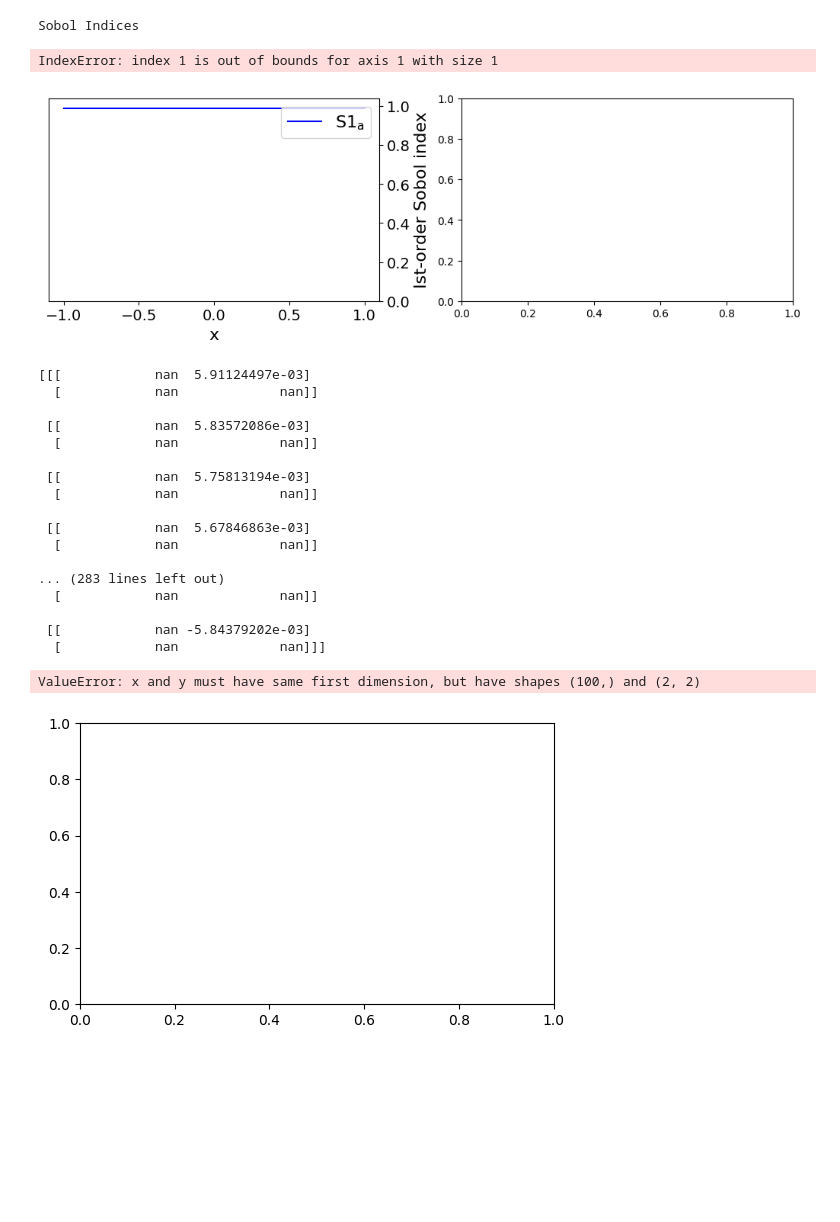
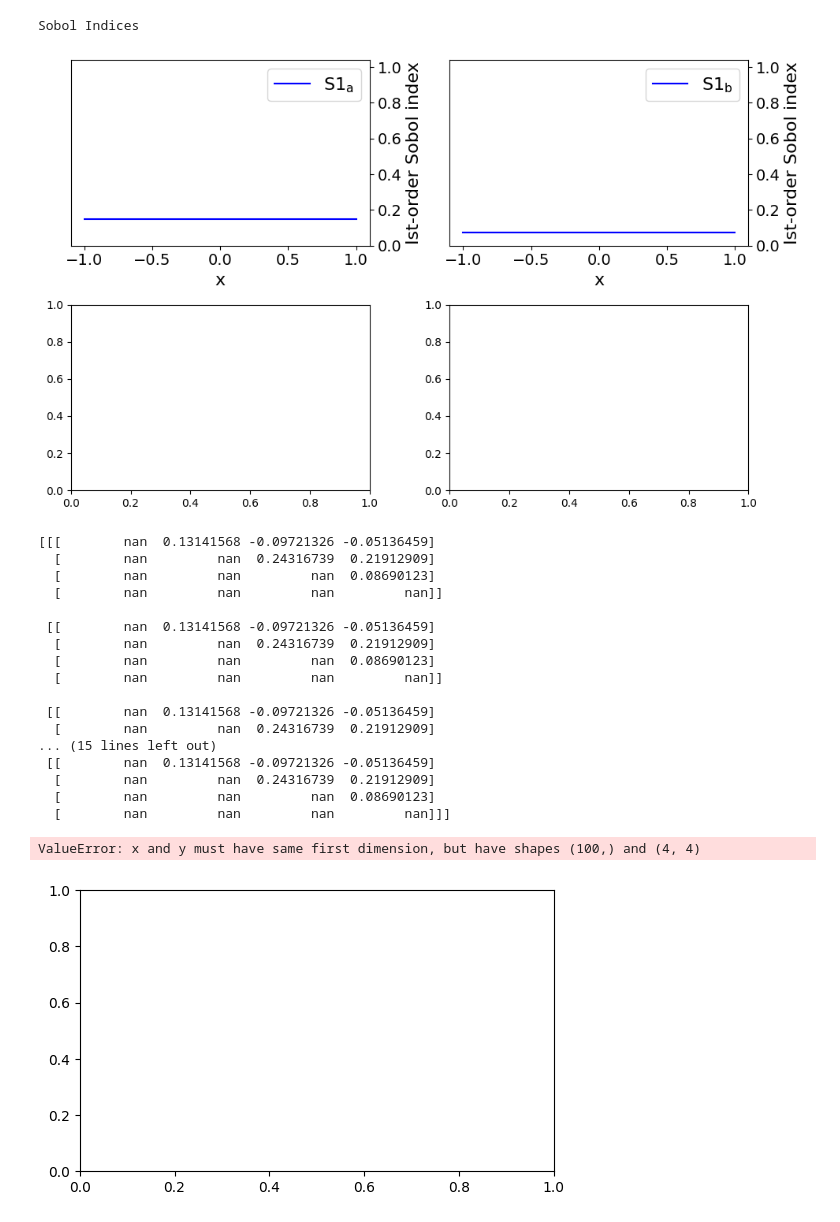
Before and after one commit to Yugal0/fitting-sensitivity-analysis, a Jupyter notebook: trySA.ipynb, the cells around one changed output. Cells and saved outputs as stored; diff of their text form; code cells hidden in the pictures; blank space fills up the shorter version.

```diff
--- a/trySA.ipynb
+++ b/trySA.ipynb
@@ -5,13 +5,13 @@ import matplotlib.pyplot as plt
 from SALib.sample import saltelli
 from SALib.analyze import sobol
 # %%
-def parabola(x,a,b):
-    return a*x+b
+def parabola(x,a,b,c,d):
+    return a*b*c*d*x
 # %%
 problem ={
-    'num_vars': 2,
-    'names': ['a','b'],
-    'bounds': [[0,2]]*2
+    'num_vars': 4,
+    'names': ['a','b','c','d'],
+    'bounds': [[0,1]]*4
 }
 # %%
 # sample
@@ -42,7 +42,8 @@ gs = fig.add_gridspec(2, 2)
 # ax0 = fig.add_subplot(gs[:, 0])
 ax0 = fig.add_subplot(gs[0, 0])
 ax1 = fig.add_subplot(gs[0, 1])
-# ax2 = fig.add_subplot(gs[1, 1])
+ax2 = fig.add_subplot(gs[1, 0])
+ax3 = fig.add_subplot(gs[1, 1])
 
 for i, ax in enumerate([ax0, ax1]):
     ax.plot(x, S1s[:, i],
@@ -50,35 +51,34 @@ for i, ax in enumerate([ax0, ax1]):
             color='blue')
     ax.set_xlabel("x",fontsize=16)
     ax.set_ylabel("Ist-order Sobol index",fontsize=16)
 
     ax.set_ylim(0, 1.04)
     ax.tick_params(labelsize=14)
     ax.yaxis.set_label_position("right")
     ax.yaxis.tick_right()
 
     ax.legend(loc='upper right',fontsize=16)
 
 # ax0.plot(x, np.mean(y, axis=0), label="Mean", color='black')
 
 # # in percent
 # prediction_interval = 95
 
 # ax0.fill_between(x,
 #                  np.percentile(y, 50 - prediction_interval/2., axis=0),
 #                  np.percentile(y, 50 + prediction_interval/2., axis=0),
 #                  alpha=0.5, color='black',
 #                  label=f"{prediction_interval} % prediction interval")
 
 # ax0.set_xlabel("x")
 # ax0.set_ylabel("y")
 # ax0.legend(title=r"$y=a+b\cdot x^2$",
 #            loc='upper center')._legend_box.align = "left"
 plt.tight_layout()
 fig.savefig("sobol.png",dpi=800)
 plt.show()
 # %% [output]
-IndexError: index 1 is out of bounds for axis 1 with size 1
-[figure, old version]
+[figure, new version]
 # %%
 S1s = np.array([s['S2'] for s in sobol_indices])
 print(S1s)
@@ -123,22 +123,22 @@ plt.tight_layout()
 fig.savefig("sobol.png",dpi=800)
 plt.show()
 # %% [output]
-[[[            nan  5.91124497e-03]
-  [            nan             nan]]
+[[[        nan  0.13141568 -0.09721326 -0.05136459]
+  [        nan         nan  0.24316739  0.21912909]
+  [        nan         nan         nan  0.08690123]
+  [        nan         nan         nan         nan]]
 
- [[            nan  5.83572086e-03]
-  [            nan             nan]]
+ [[        nan  0.13141568 -0.09721326 -0.05136459]
+  [        nan         nan  0.24316739  0.21912909]
+  [        nan         nan         nan  0.08690123]
+  [        nan         nan         nan         nan]]
 
- [[            nan  5.75813194e-03]
-  [            nan             nan]]
-
- [[            nan  5.67846863e-03]
-  [            nan             nan]]
-
-... (283 lines left out)
-  [            nan             nan]]
-
- [[            nan -5.84379202e-03]
-  [            nan             nan]]]
+ [[        nan  0.13141568 -0.09721326 -0.05136459]
+  [        nan         nan  0.24316739  0.21912909]
+... (15 lines left out)
+ [[        nan  0.13141568 -0.09721326 -0.05136459]
+  [        nan         nan  0.24316739  0.21912909]
+  [        nan         nan         nan  0.08690123]
+  [        nan         nan         nan         nan]]]
-ValueError: x and y must have same first dimension, but have shapes (100,) and (2, 2)
+ValueError: x and y must have same first dimension, but have shapes (100,) and (4, 4)
 [figure]
```
Also changed, not shown: 2 other files.
